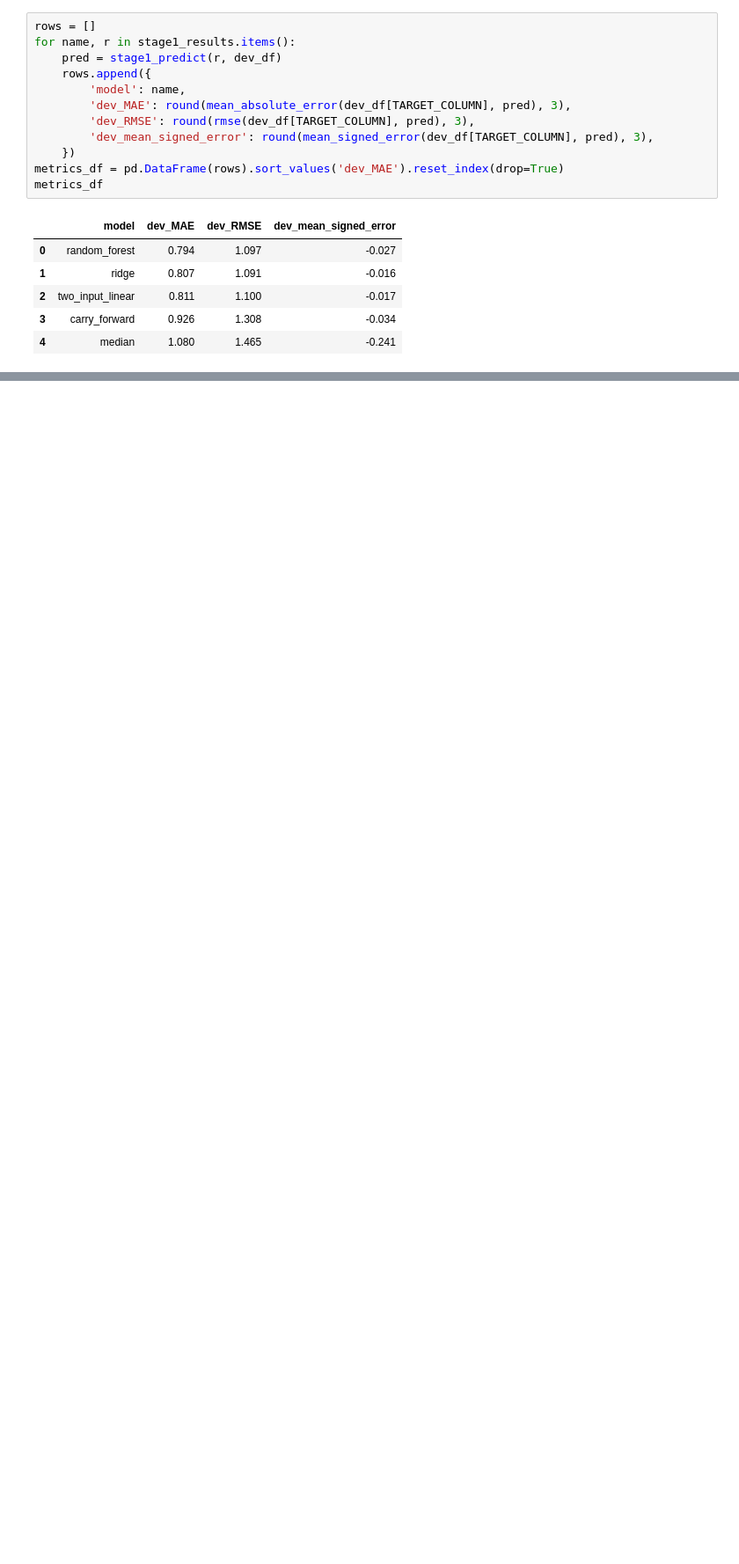
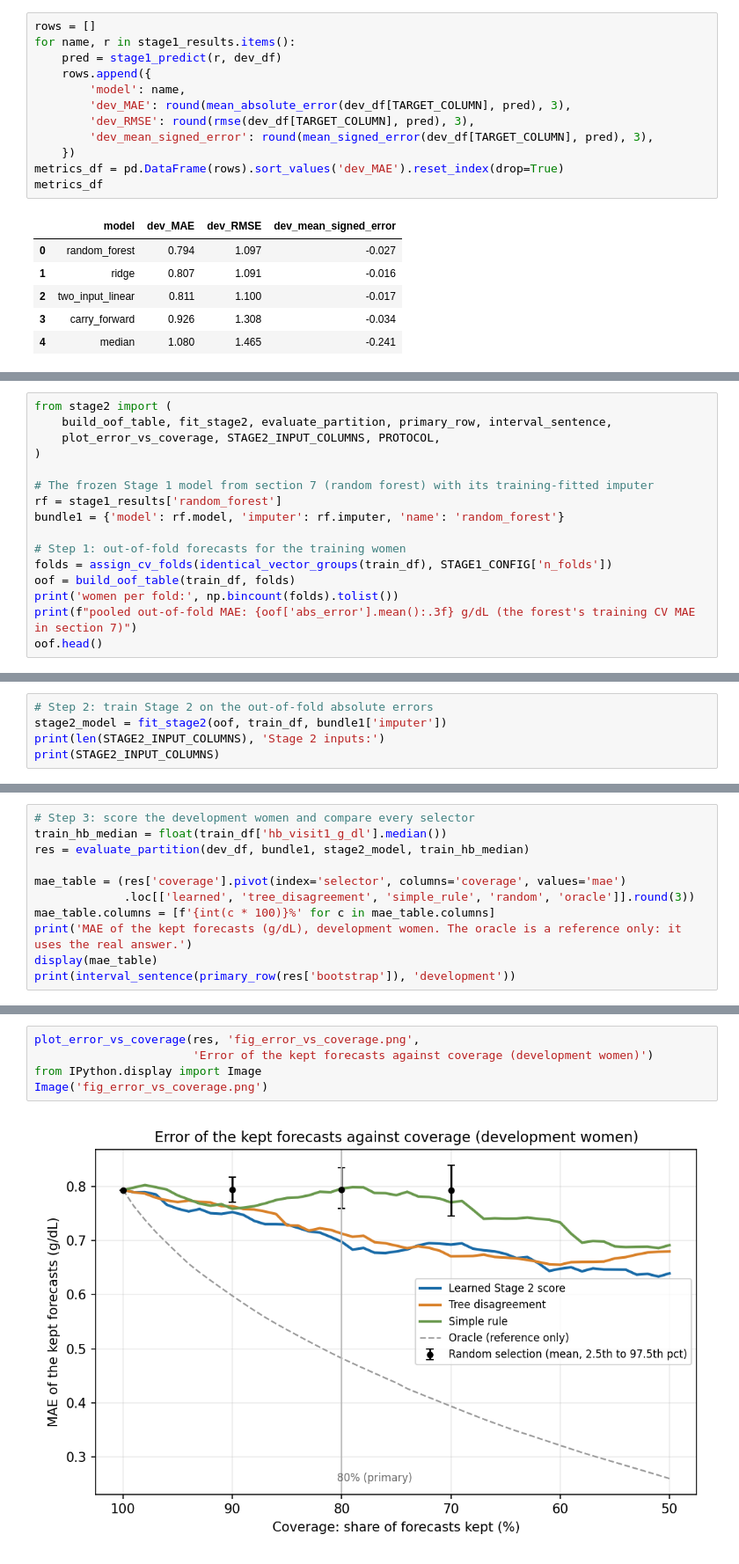
Before and after one commit to DubaKanu/tanzania-hb-forecasting, a Jupyter notebook: notebooks/model_notebook.ipynb, the cells around one changed output, grey strips where cells are left out. Shown at 88% size. Saved outputs shown, nothing was run; the diff lists cells and outputs as text; blank space fills up the shorter version.

Commit message:
Add Stage 2, frozen protocol, pinned requirements and Render files

```diff
--- a/notebooks/model_notebook.ipynb
+++ b/notebooks/model_notebook.ipynb
@@ -205,0 +217,16 @@ rather than rushed here, consistent with not tuning after peeking at results.
+# %%
+from stage2 import (
+    build_oof_table, fit_stage2, evaluate_partition, primary_row, interval_sentence,
+    plot_error_vs_coverage, STAGE2_INPUT_COLUMNS, PROTOCOL,
+)
+
+# The frozen Stage 1 model from section 7 (random forest) with its training-fitted imputer
+rf = stage1_results['random_forest']
+bundle1 = {'model': rf.model, 'imputer': rf.imputer, 'name': 'random_forest'}
+
+# Step 1: out-of-fold forecasts for the training women
+folds = assign_cv_folds(identical_vector_groups(train_df), STAGE1_CONFIG['n_folds'])
+oof = build_oof_table(train_df, folds)
+print('women per fold:', np.bincount(folds).tolist())
+print(f"pooled out-of-fold MAE: {oof['abs_error'].mean():.3f} g/dL (the forest's training CV MAE in section 7)")
+oof.head()
@@ -205,0 +245,5 @@ rather than rushed here, consistent with not tuning after peeking at results.
+# %%
+# Step 2: train Stage 2 on the out-of-fold absolute errors
+stage2_model = fit_stage2(oof, train_df, bundle1['imputer'])
+print(len(STAGE2_INPUT_COLUMNS), 'Stage 2 inputs:')
+print(STAGE2_INPUT_COLUMNS)
@@ -205,0 +259,11 @@ rather than rushed here, consistent with not tuning after peeking at results.
+# %%
+# Step 3: score the development women and compare every selector
+train_hb_median = float(train_df['hb_visit1_g_dl'].median())
+res = evaluate_partition(dev_df, bundle1, stage2_model, train_hb_median)
+
+mae_table = (res['coverage'].pivot(index='selector', columns='coverage', values='mae')
+             .loc[['learned', 'tree_disagreement', 'simple_rule', 'random', 'oracle']].round(3))
+mae_table.columns = [f'{int(c * 100)}%' for c in mae_table.columns]
+print('MAE of the kept forecasts (g/dL), development women. The oracle is a reference only: it uses the real answer.')
+display(mae_table)
+print(interval_sentence(primary_row(res['bootstrap']), 'development'))
@@ -205,0 +280,7 @@ rather than rushed here, consistent with not tuning after peeking at results.
+# %%
+plot_error_vs_coverage(res, 'fig_error_vs_coverage.png',
+                       'Error of the kept forecasts against coverage (development women)')
+from IPython.display import Image
+Image('fig_error_vs_coverage.png')
+# %% [output]
+[figure, added]
```
Also changed, not shown: parts of 14 cells of this notebook, 32 other files.
